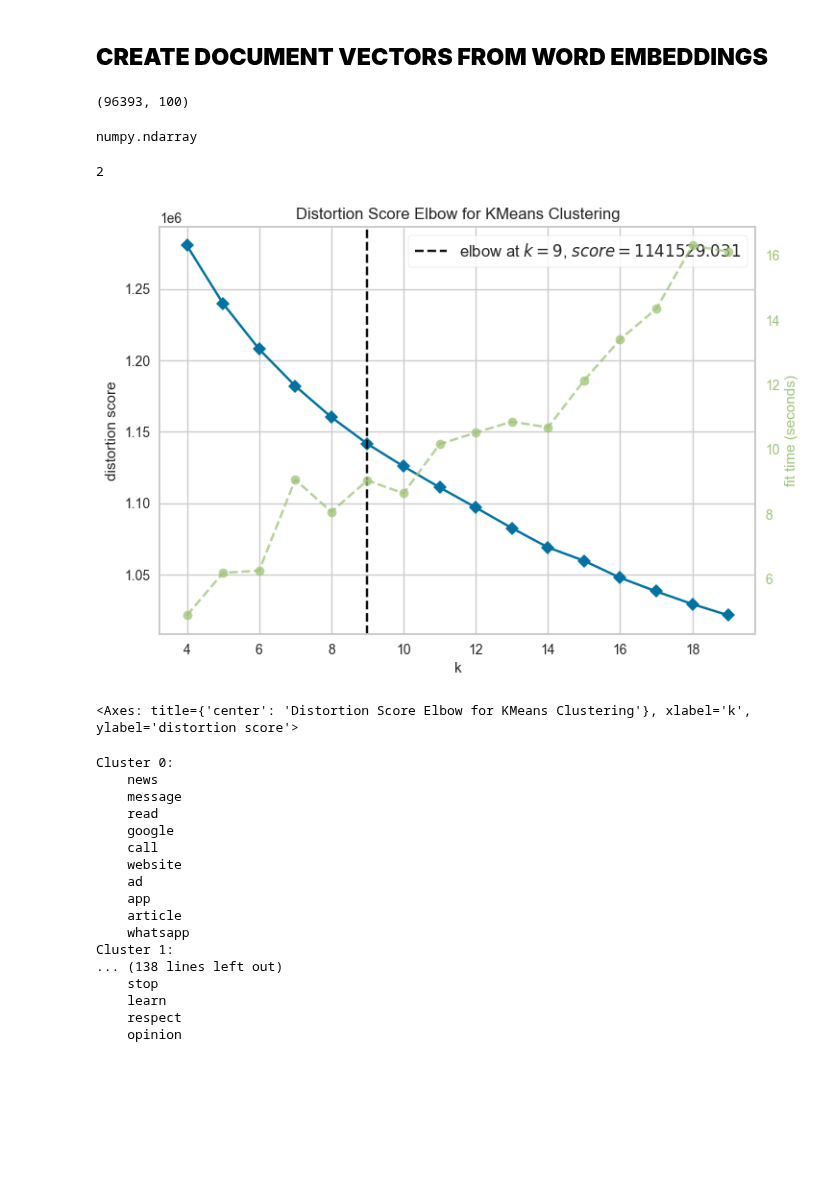
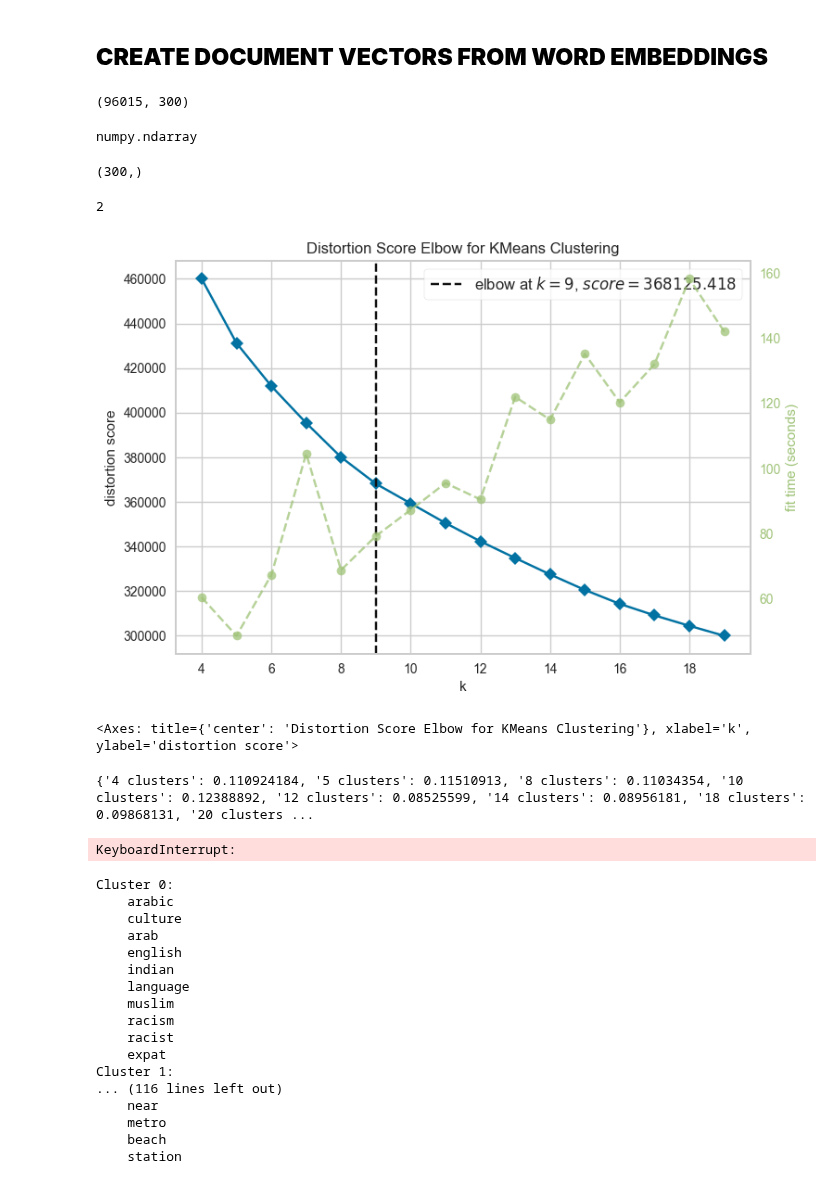
Before and after one commit to luisanomayo/MSc_Thesis_NLP_topic_modelling, a Jupyter notebook: feature_representation_word2vec.ipynb, the cells around one changed output. Cells and saved outputs as stored; diff of their text form; code cells hidden in the pictures; blank space fills up the shorter version.

```diff
--- a/feature_representation_word2vec.ipynb
+++ b/feature_representation_word2vec.ipynb
@@ -65,7 +65,7 @@ data.head()
 #include column with additional stopwords removal
 #created the filtered corpus from another notebook and imported it here for use
 # Read the file
-with open('updated_corpus.txt', 'r') as f:
+with open('updated_corpus_new.txt', 'r') as f:
     updated_tokens = f.readlines()
 
 # Remove newline characters
@@ -193,7 +193,7 @@ filtered_corpus[:5]
 #code from codebasics and semicolon, both on youtube
 
 #instantiate word2vec model on filtered corpus
-filtered_corpus_model = Word2Vec (window = 5, min_count = 2, workers = 4)
+filtered_corpus_model = Word2Vec (window = 5, min_count = 2, workers = 4, vector_size = 300)
 
 #build a vocabulary
 filtered_corpus_model.build_vocab(filtered_corpus, progress_per = 1000)
@@ -479,11 +479,15 @@ def vectorize(list_of_docs, model):
 vectorized_docs = vectorize(updated_data['updated_tokens'].values, model=filtered_corpus_model)
 len(vectorized_docs), len(vectorized_docs[0])
 # %% [output]
-(96393, 100)
+(96015, 300)
 # %%
 type(vectorized_docs[330])
 # %% [output]
 numpy.ndarray
+# %%
+vectorized_docs[330].shape
+# %% [output]
+(300,)
 # %%
 print(np.array(vectorized_docs).ndim)
 # %% [output]
@@ -493,24 +497,46 @@ print(np.array(vectorized_docs).ndim)
 # %%
 #determine optimum k-clusters using yellowbrick visualizer
 
 
-kmeans = KMeans(init = 'k-means++', n_init = 10, random_state = 0)
+kmeans = KMeans(init = 'k-means++', n_init = 30, max_iter =300, random_state = 0)
 visualizer = KElbowVisualizer(kmeans, k = (4,20))
 
 visualizer.fit(np.array(vectorized_docs))
 visualizer.show()
 # %% [output]
-[figure, old version]
+[figure, new version]
 <Axes: title={'center': 'Distortion Score Elbow for KMeans Clustering'}, xlabel='k', ylabel='distortion score'>
+# %%
+%%timeit
+#check silhouette scores
+
+#determine optimum k-clusters
+
+k_range = [4,5,8,10,12,14,18,20]
+sil_score = {}
+
+for k in k_range:
+    kmeans = KMeans(n_clusters = k, init = 'k-means++', n_init = 10, random_state = 20)#, batch_size = 5000)
+    kmeans.fit(np.array(vectorized_docs))
+    #silhouette scores
+    if k >1:
+        score = silhouette_score(np.array(vectorized_docs), kmeans.labels_)
+        sil_score.update({f'{k} clusters':score})
+
+
+print (sil_score)
+# %% [output]
+{'4 clusters': 0.110924184, '5 clusters': 0.11510913, '8 clusters': 0.11034354, '10 clusters': 0.12388892, '12 clusters': 0.08525599, '14 clusters': 0.08956181, '18 clusters': 0.09868131, '20 clusters ...
+KeyboardInterrupt:
 # %%
-true_k = 14
+true_k = 12
 
 model = KMeans(n_clusters=true_k, init="k-means++", max_iter=100, n_init=10, random_state = 12)
 
 model.fit(np.array(vectorized_docs))
 
 # Assign each document to a cluster
-clusters = model.predict(np.array(vectorized_docs))
+clusters = model.labels_#predict(np.array(vectorized_docs))
 
 # For each cluster
 for i in range(true_k):
@@ -527,19 +553,19 @@ for i in range(true_k):
         print(f"    {word}")
 # %% [output]
 Cluster 0:
-    news
-    message
-    read
-    google
-    call
-    website
-    ad
-    app
-    article
-    whatsapp
+    arabic
+    culture
+    arab
+    english
+    indian
+    language
+    muslim
+    racism
+    racist
+    expat
 Cluster 1:
-... (138 lines left out)
-    stop
-    learn
-    respect
-    opinion
+... (116 lines left out)
+    near
+    metro
+    beach
+    station
```
Also changed, not shown: parts of 24 cells of this notebook.
